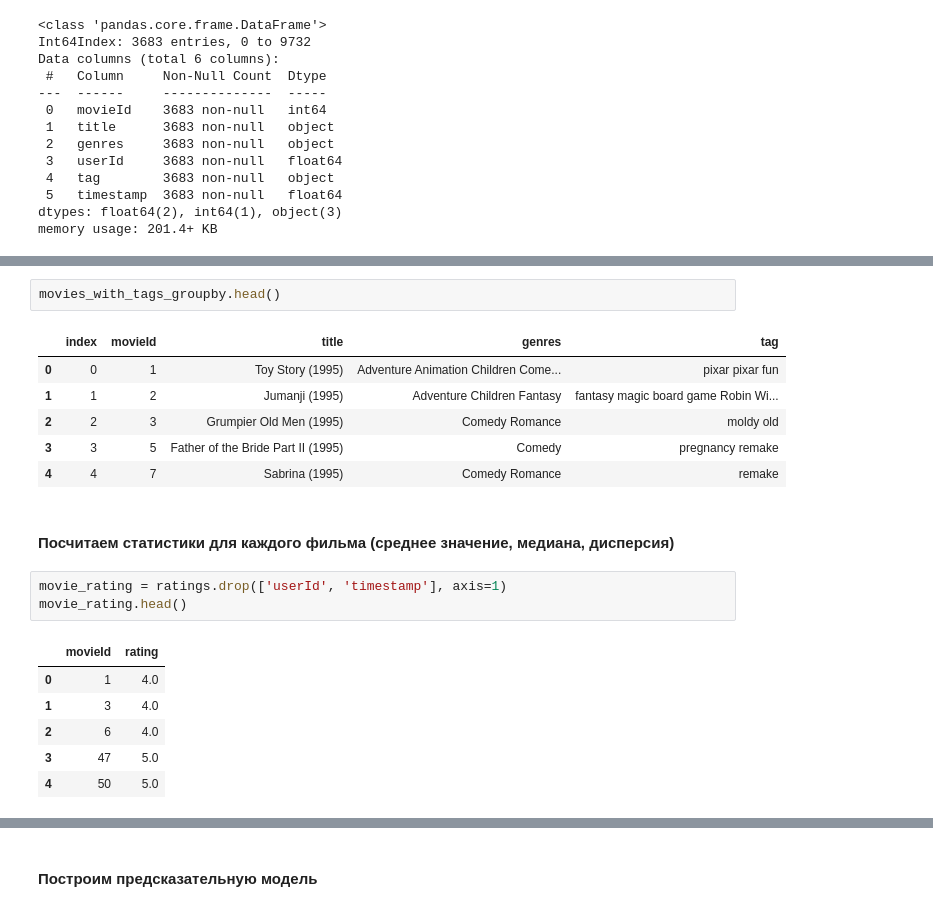
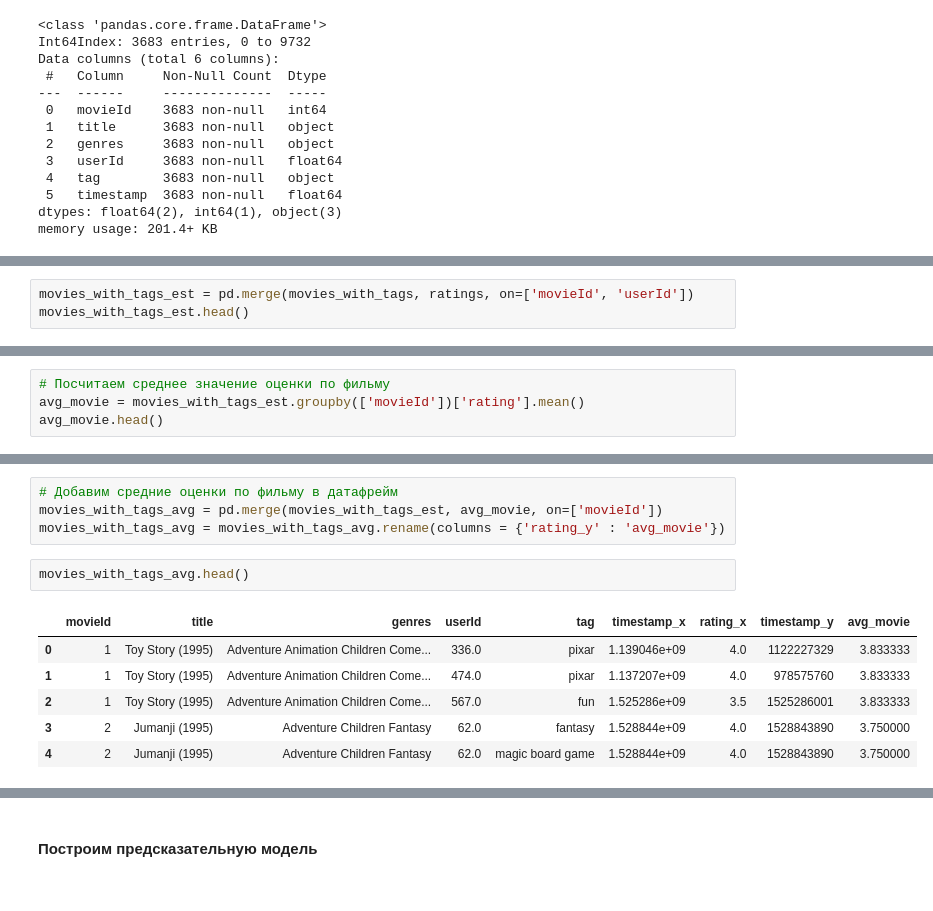
Before and after one commit to KseniaGorchakova/python_repository, a Jupyter notebook: RS/HW_1_MovieLens_RS.ipynb, the cells around one changed output, grey strips where cells are left out. Drawn from its saved outputs; the diff is of its cells as text.

Commit message:
HW_1_MovieLens_RS

```diff
--- a/RS/HW_1_MovieLens_RS.ipynb
+++ b/RS/HW_1_MovieLens_RS.ipynb
@@ -108,0 +103,3 @@ movies_with_tags_groupby = movies_with_tags.groupby(['movieId', 'title', 'genres
+# %%
+movies_with_tags_est = pd.merge(movies_with_tags, ratings, on=['movieId', 'userId'])
+movies_with_tags_est.head()
@@ -108,0 +131,4 @@ movies_with_tags_groupby = movies_with_tags.groupby(['movieId', 'title', 'genres
+# %%
+# Посчитаем среднее значение оценки по фильму
+avg_movie = movies_with_tags_est.groupby(['movieId'])['rating'].mean()
+avg_movie.head()
@@ -109,21 +155,13 @@ movies_with_tags_groupby = movies_with_tags.groupby(['movieId', 'title', 'genres
+# %%
+# Добавим средние оценки по фильму в датафрейм
+movies_with_tags_avg = pd.merge(movies_with_tags_est, avg_movie, on=['movieId'])
+movies_with_tags_avg = movies_with_tags_avg.rename(columns = {'rating_y' : 'avg_movie'})
 # %%
-movies_with_tags_groupby.head()
+movies_with_tags_avg.head()
 # %% [output]
-|  | index | movieId | title | genres | tag |
-| 0 | 0 | 1 | Toy Story (1995) | Adventure Animation Children Come... | pixar pixar fun |
-| 1 | 1 | 2 | Jumanji (1995) | Adventure Children Fantasy | fantasy magic board game Robin Wi... |
-| 2 | 2 | 3 | Grumpier Old Men (1995) | Comedy Romance | moldy old |
-| 3 | 3 | 5 | Father of the Bride Part II (1995) | Comedy | pregnancy remake |
-| 4 | 4 | 7 | Sabrina (1995) | Comedy Romance | remake |
+|  | movieId | title | genres | userId | tag | timestamp_x | rating_x | timestamp_y | avg_movie |
+| 0 | 1 | Toy Story (1995) | Adventure Animation Children Come... | 336.0 | pixar | 1.139046e+09 | 4.0 | 1122227329 | 3.833333 |
+| 1 | 1 | Toy Story (1995) | Adventure Animation Children Come... | 474.0 | pixar | 1.137207e+09 | 4.0 | 978575760 | 3.833333 |
+| 2 | 1 | Toy Story (1995) | Adventure Animation Children Come... | 567.0 | fun | 1.525286e+09 | 3.5 | 1525286001 | 3.833333 |
+| 3 | 2 | Jumanji (1995) | Adventure Children Fantasy | 62.0 | fantasy | 1.528844e+09 | 4.0 | 1528843890 | 3.750000 |
+| 4 | 2 | Jumanji (1995) | Adventure Children Fantasy | 62.0 | magic board game | 1.528844e+09 | 4.0 | 1528843890 | 3.750000 |
-# %% [markdown]
-#### Посчитаем статистики для каждого фильма (среднее значение, медиана, дисперсия)
-# %%
-movie_rating = ratings.drop(['userId', 'timestamp'], axis=1)
-movie_rating.head()
-# %% [output]
-|  | movieId | rating |
-| 0 | 1 | 4.0 |
-| 1 | 3 | 4.0 |
-| 2 | 6 | 4.0 |
-| 3 | 47 | 5.0 |
-| 4 | 50 | 5.0 |
```
Also changed, not shown: parts of 23 cells of this notebook.
